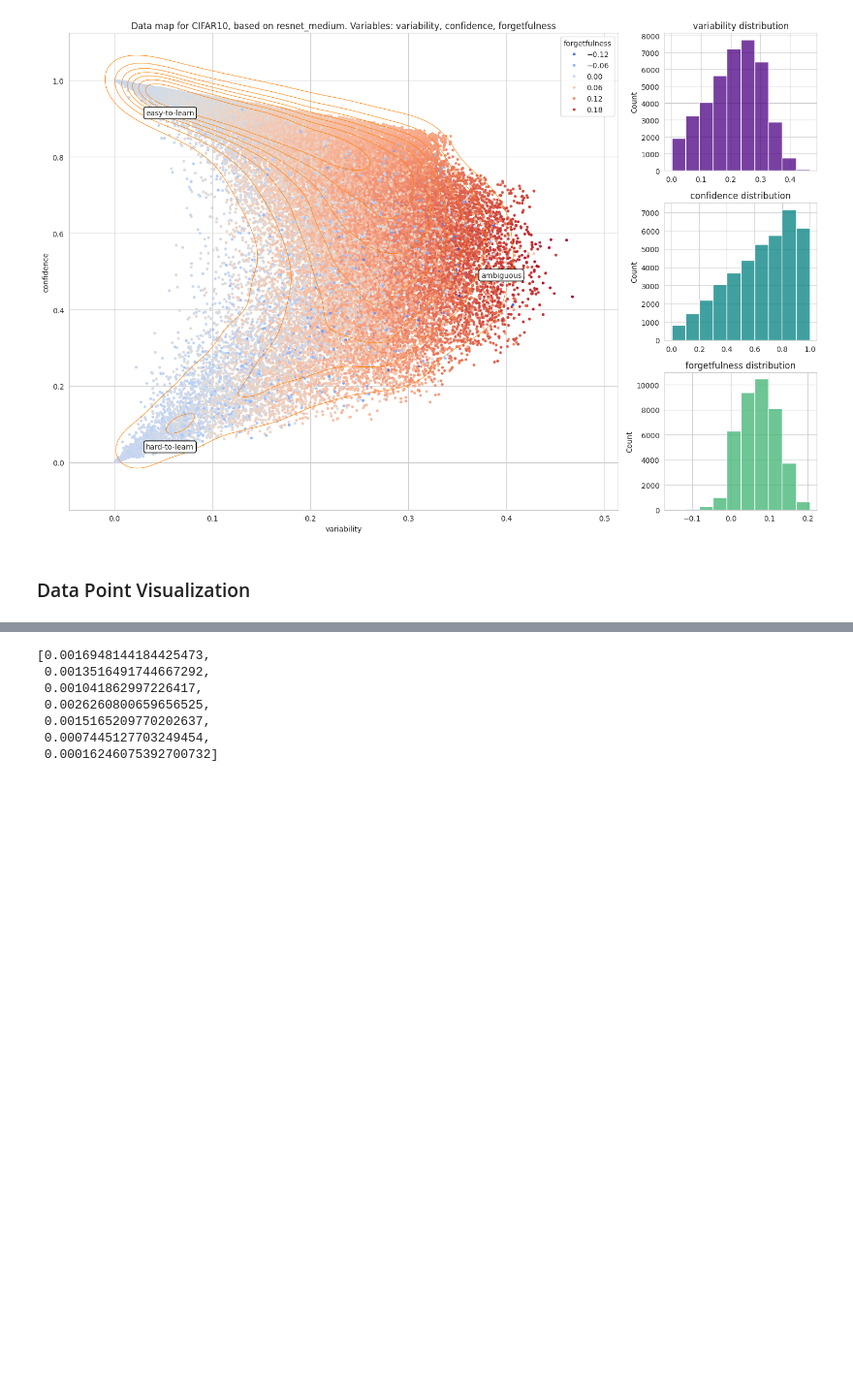
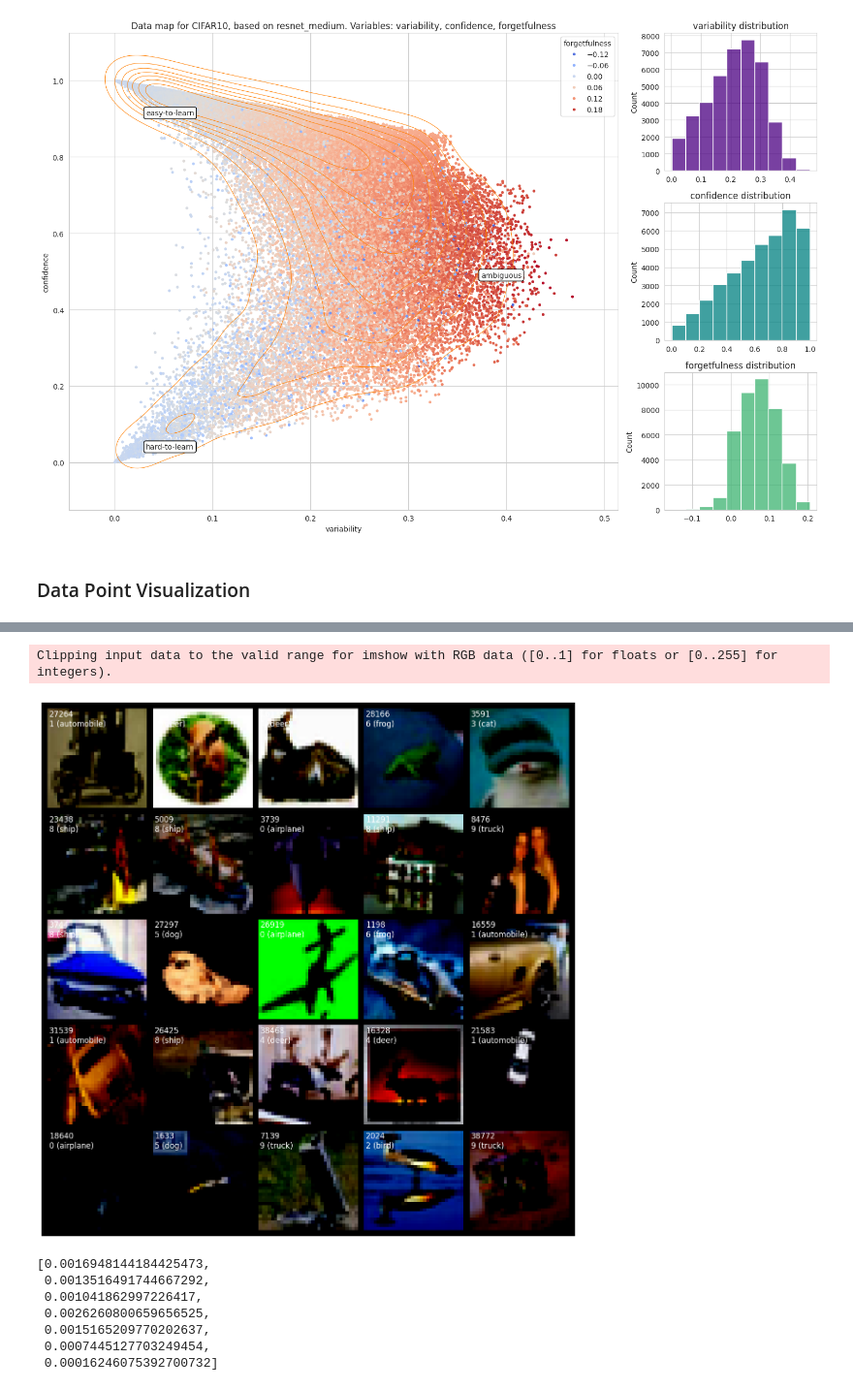
Before and after one commit to timohromadka/L46_datamaps, a Jupyter notebook: compute_results/analysis.ipynb, the cells around one changed output, grey strips where cells are left out. Shown at 97% size. Saved outputs shown, nothing was run; the diff lists cells and outputs as text; code cells hidden in the pictures; blank space fills up the shorter version.

Commit message:
Correctly display selected data points from 'get_data_subset' function

```diff
--- a/compute_results/analysis.ipynb
+++ b/compute_results/analysis.ipynb
@@ -61,0 +84,3 @@ Files already downloaded and verified
+# %%
+train_cifar10, _, _ = get_train_val_test_sets('cifar10', val_split_seed, run_name)
+train_cifar10_full, _ = get_train_val_test_sets('cifar10', val_split_seed, run_name, keep_full=True)
@@ -61,0 +96,15 @@ Files already downloaded and verified
+# %%
+data_indices = get_data_subset(
+    range(len(train_cifar10)),
+    variability,
+    confidence,
+    correctness,
+    forgetfulness,
+    # p_easytolearn=0.0001
+    p_hardtolearn=0.00063,
+    # p_forgetfulness=0.0005,
+    # selector_forgetfulness='bottom'
+)
+
+for di in data_indices:
+    print(f'di#{di: <5}: {gold_label_probabilities[di]}')
@@ -62,3 +129,9 @@ Files already downloaded and verified
+# %%
+cifar10_classes = train_cifar10_full.classes
+data_points = get_data_points_from_indices(data_indices, train_cifar10, cifar10_classes, pretty_display=True)
+# %% [output]
+Clipping input data to the valid range for imshow with RGB data ([0..1] for floats or [0..255] for integers).
+[figure, added]
 # %%
 gold_label_probabilities[354]
 # %% [output]
```
Also changed, not shown: parts of 11 cells of this notebook.
